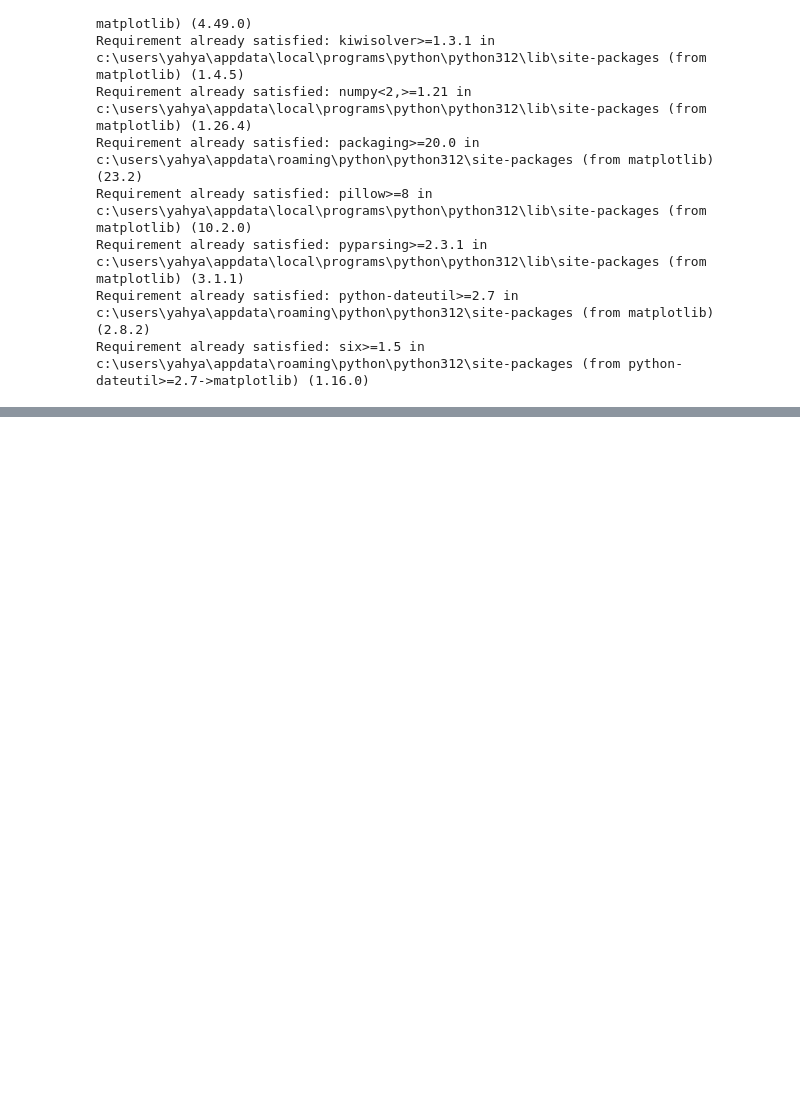
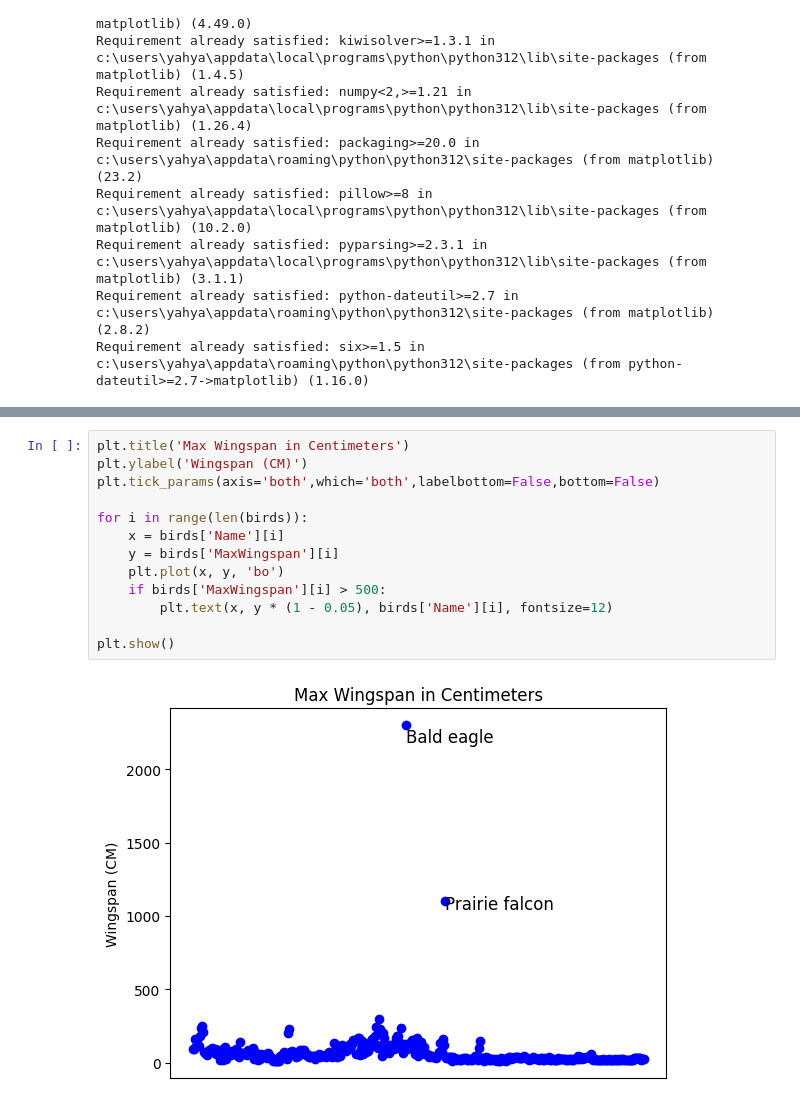
Before and after one commit to Yahyabonyguda/Data_Science_Assignment, a Jupyter notebook: Data Visualization.ipynb, the cells around one changed output, grey strips where cells are left out. Saved outputs shown, nothing was run; the diff lists cells and outputs as text; blank space fills up the shorter version.

```diff
--- a/Data Visualization.ipynb
+++ b/Data Visualization.ipynb
@@ -49,0 +64,15 @@ KeyError: 'state'
+# %%
+plt.title('Max Wingspan in Centimeters')
+plt.ylabel('Wingspan (CM)')
+plt.tick_params(axis='both',which='both',labelbottom=False,bottom=False)
+
+for i in range(len(birds)):
+    x = birds['Name'][i]
+    y = birds['MaxWingspan'][i]
+    plt.plot(x, y, 'bo')
+    if birds['MaxWingspan'][i] > 500:
+        plt.text(x, y * (1 - 0.05), birds['Name'][i], fontsize=12)
+
+plt.show()
+# %% [output]
+[figure, added]
```
Also changed, not shown: parts of 10 cells of this notebook, 1 other file.
